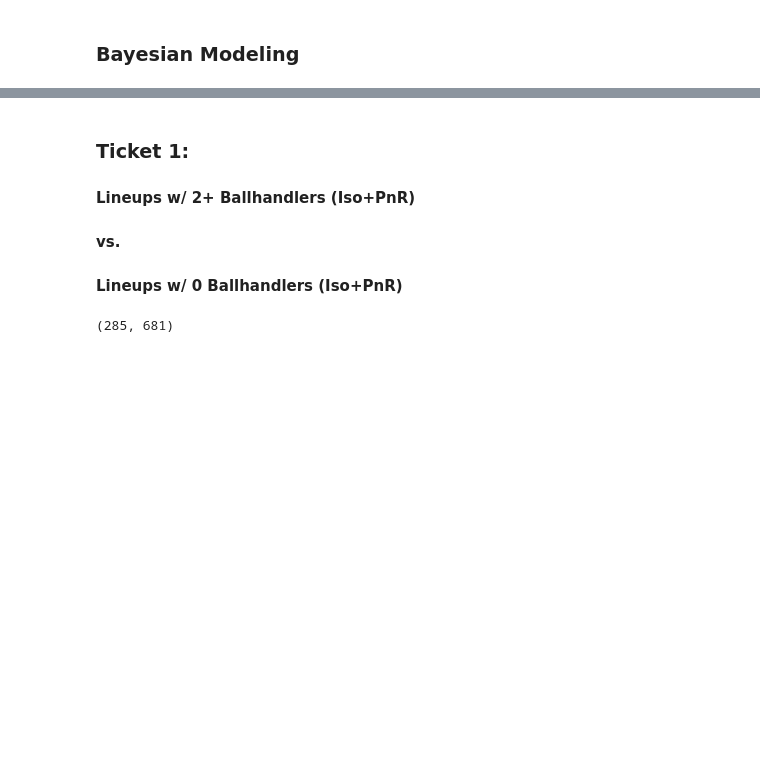
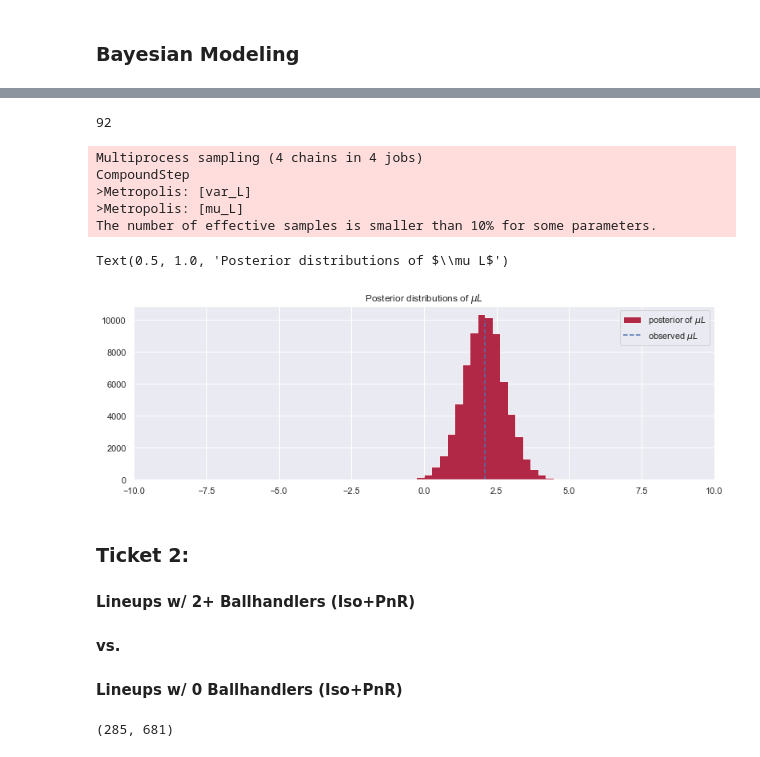
Before and after one commit to xulianrenzoku/synergy_clustering, a Jupyter notebook: nba_clustering_lineup_models.ipynb, the cells around one changed output, grey strips where cells are left out. Cells and saved outputs as stored; diff of their text form; code cells hidden in the pictures; blank space fills up the shorter version.

Commit message:
Add a new tix 1 in bayesian modeling section

```diff
--- a/nba_clustering_lineup_models.ipynb
+++ b/nba_clustering_lineup_models.ipynb
@@ -719,5 +750,47 @@ def compare_lineup_efficiency(lineups_A, lineups_B):
+# %%
+L_cond = (lineup_df_100[0] > 1) & (lineup_df_100[3] > 0)
+lineups_L = lineup_df_100[L_cond]['adj_diff_to_league_avg'].values
+len(lineups_L)
+# %% [output]
+92
+# %%
+avg_diff_L = np.mean(lineups_L)
+var_diff_L = np.var(lineups_L)
+alpha_L = 1 / var_diff_L
+observations_L = list(lineups_L)
+# %%
+with pm.Model() as model:
+    mu_L = pm.Uniform('mu_L', -20, 20)
+    var_L = pm.Exponential('var_L', alpha_L)
+    obs_L = pm.Normal('obs_L', mu_L, var_L, observed=observations_L)
+
+    step = pm.Metropolis()
+    trace = pm.sample(20000, step=step)
+# %% [output]
+Multiprocess sampling (4 chains in 4 jobs)
+CompoundStep
+>Metropolis: [var_L]
+>Metropolis: [mu_L]
+The number of effective samples is smaller than 10% for some parameters.
+# %%
+burned_trace = trace[2000:]
+mu_L_samples = burned_trace['mu_L']
+# %%
+figsize(13, 4)
+
+#histogram of posteriors
+plt.hist(mu_L_samples, histtype='stepfilled', bins=25, alpha=0.85,
+         label=r'posterior of $\mu L$', color='#A60628')
+plt.vlines(avg_diff_L, 0, 10000, linestyle='--',
+           label=r'observed $\mu L$')
+plt.legend(loc='upper right')
+plt.xlim(-10, 10)
+plt.title(r'Posterior distributions of $\mu L$')
+# %% [output]
+Text(0.5, 1.0, 'Posterior distributions of $\\mu L$')
+[figure, added]
 # %% [markdown]
-### Ticket 1:
+### Ticket 2:
 #### Lineups w/ 2+ Ballhandlers (Iso+PnR)
 #### vs.
 #### Lineups w/ 0 Ballhandlers (Iso+PnR)
```
Also changed, not shown: parts of 13 cells of this notebook.
